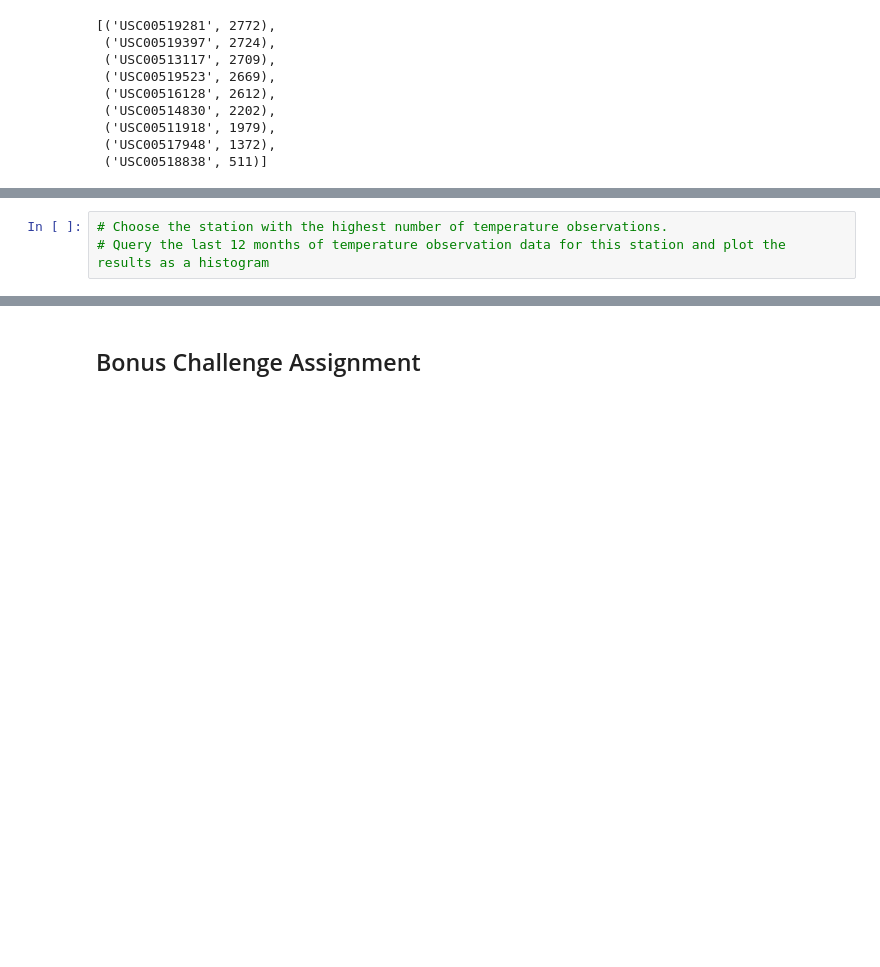
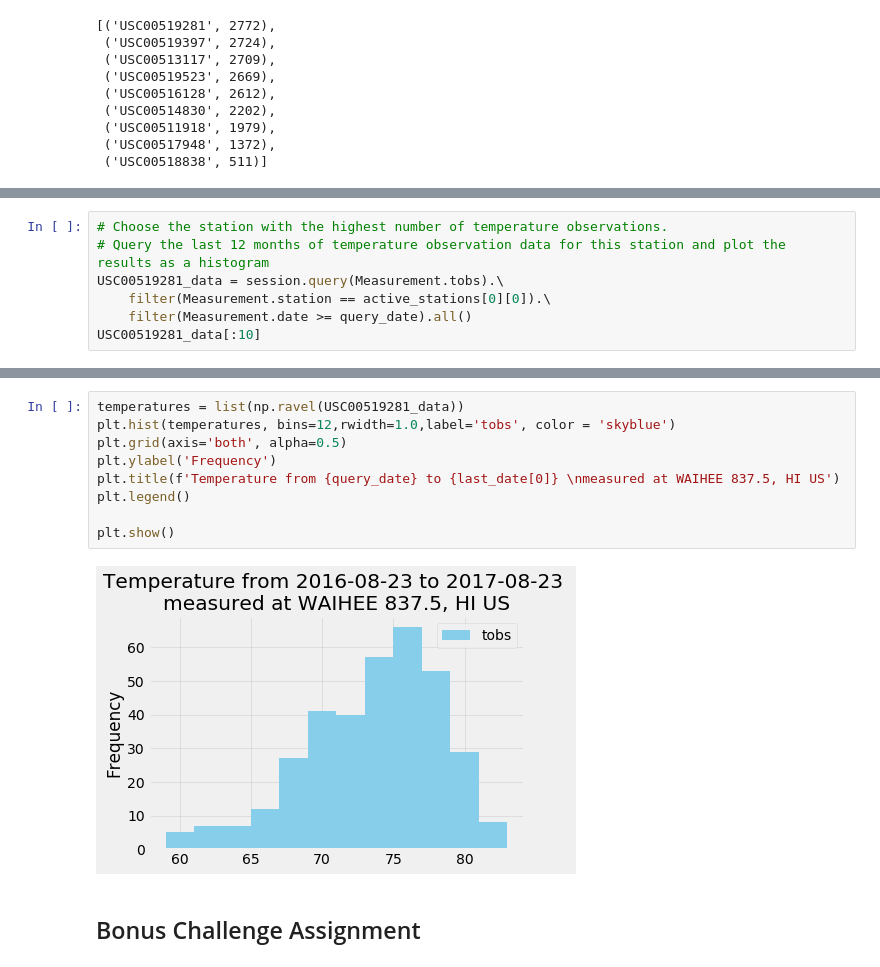
Before and after one commit to kimcrine/sqlalchemy-challenge, a Jupyter notebook: climate_starter.ipynb, the cells around one changed output, grey strips where cells are left out. Saved outputs shown, nothing was run; the diff lists cells and outputs as text; blank space fills up the shorter version.

```diff
--- a/climate_starter.ipynb
+++ b/climate_starter.ipynb
@@ -154,3 +159,7 @@ active_stations
 # %%
 # Choose the station with the highest number of temperature observations.
 # Query the last 12 months of temperature observation data for this station and plot the results as a histogram
+USC00519281_data = session.query(Measurement.tobs).\
+    filter(Measurement.station == active_stations[0][0]).\
+    filter(Measurement.date >= query_date).all()
+USC00519281_data[:10]
@@ -157,3 +177,14 @@ active_stations
+# %%
+temperatures = list(np.ravel(USC00519281_data))
+plt.hist(temperatures, bins=12,rwidth=1.0,label='tobs', color = 'skyblue')
+plt.grid(axis='both', alpha=0.5)
+plt.ylabel('Frequency')
+plt.title(f'Temperature from {query_date} to {last_date[0]} \nmeasured at WAIHEE 837.5, HI US')
+plt.legend()
+
+plt.show()
+# %% [output]
+[figure, added]
 # %% [markdown]
 ## Bonus Challenge Assignment
 # %%
```
Also changed, not shown: parts of 5 cells of this notebook.
